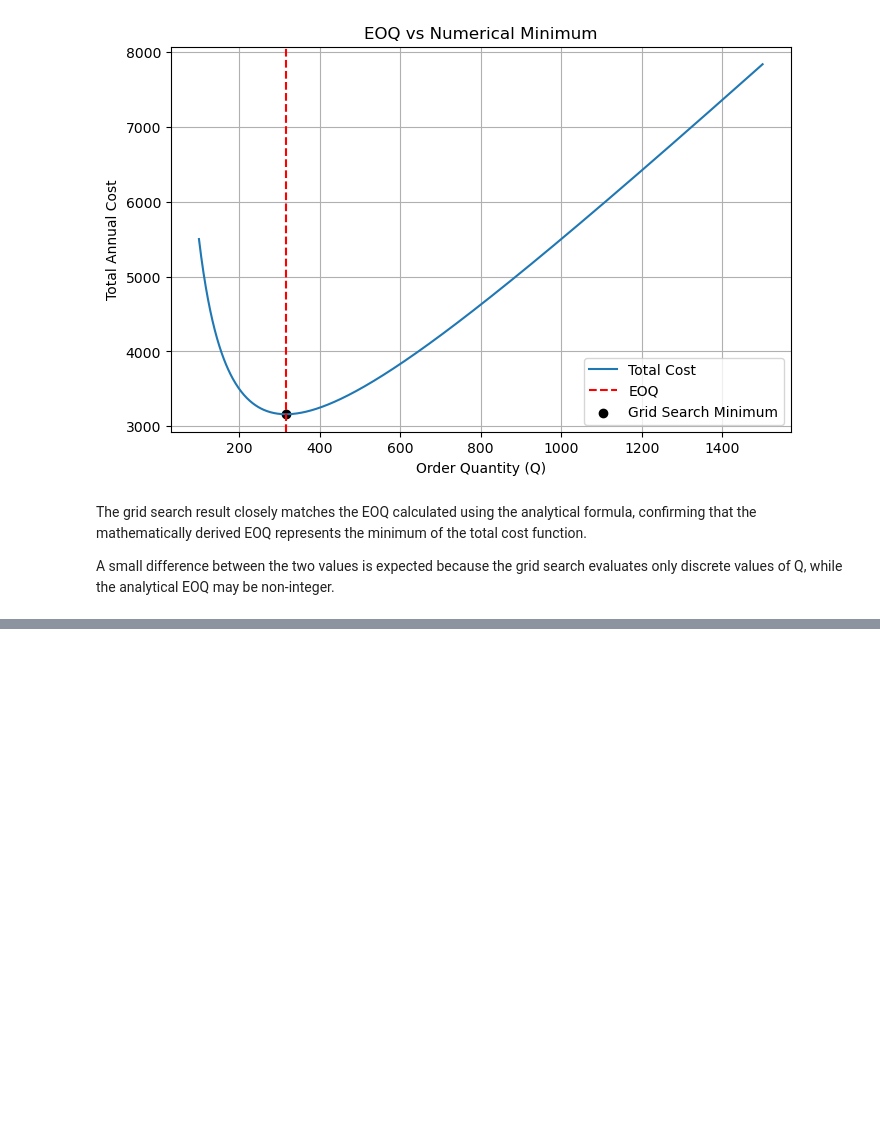
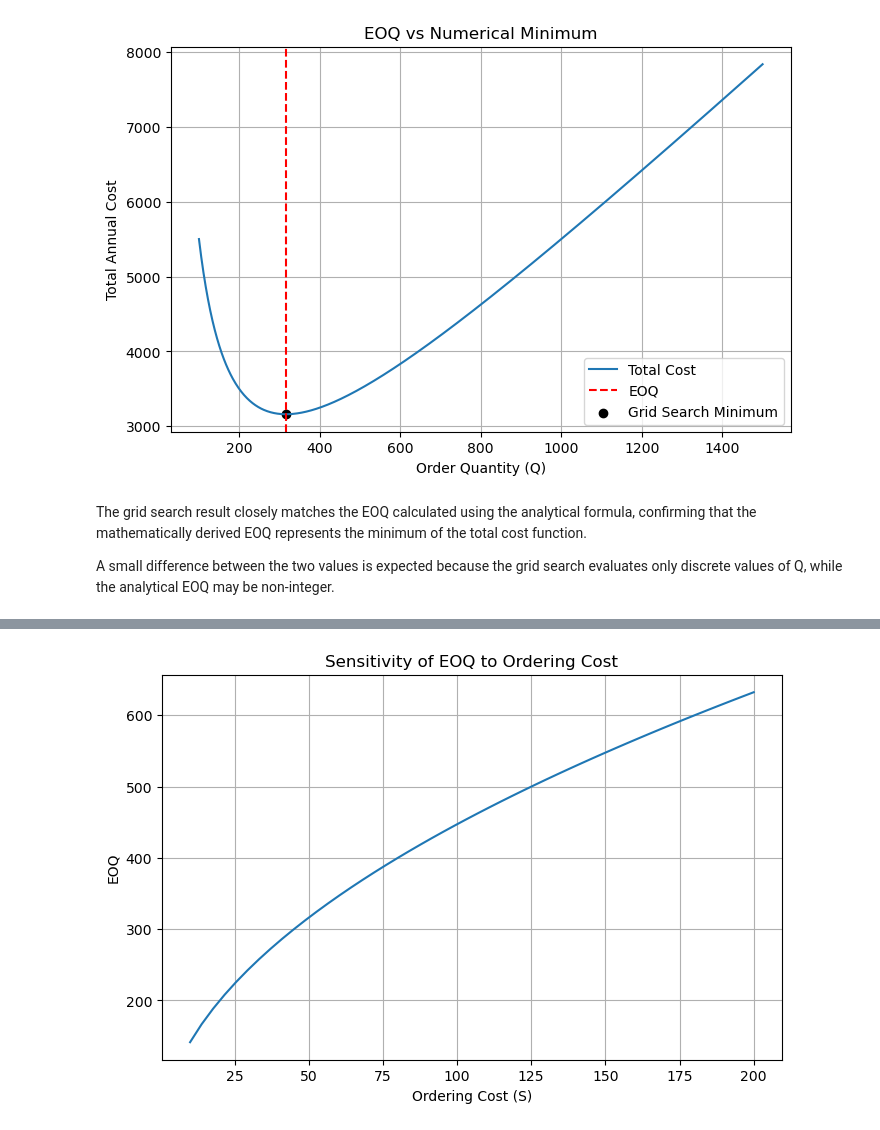
Before and after one commit to Nikolinakr/eoq-inventory-optimization, a Jupyter notebook: notebooks/EOQ_Project.ipynb, the cells around one changed output, grey strips where cells are left out. Saved outputs shown, nothing was run; the diff lists cells and outputs as text; code cells hidden in the pictures; blank space fills up the shorter version.

```diff
--- a/notebooks/EOQ_Project.ipynb
+++ b/notebooks/EOQ_Project.ipynb
@@ -552,0 +588,17 @@ A small difference between the two values is expected because the grid search ev
+# %%
+# Sensitivity analysis: ordering cost
+
+S_values = np.linspace(10, 200, 50)
+EOQ_S = [eoq(D, S, H) for S in S_values]
+
+plt.figure(figsize=(8,5))
+plt.plot(S_values, EOQ_S)
+
+plt.xlabel("Ordering Cost (S)")
+plt.ylabel("EOQ")
+plt.title("Sensitivity of EOQ to Ordering Cost")
+
+plt.grid(True)
+plt.show()
+# %% [output]
+[figure, added]
```
Also changed, not shown: parts of 5 cells of this notebook.
